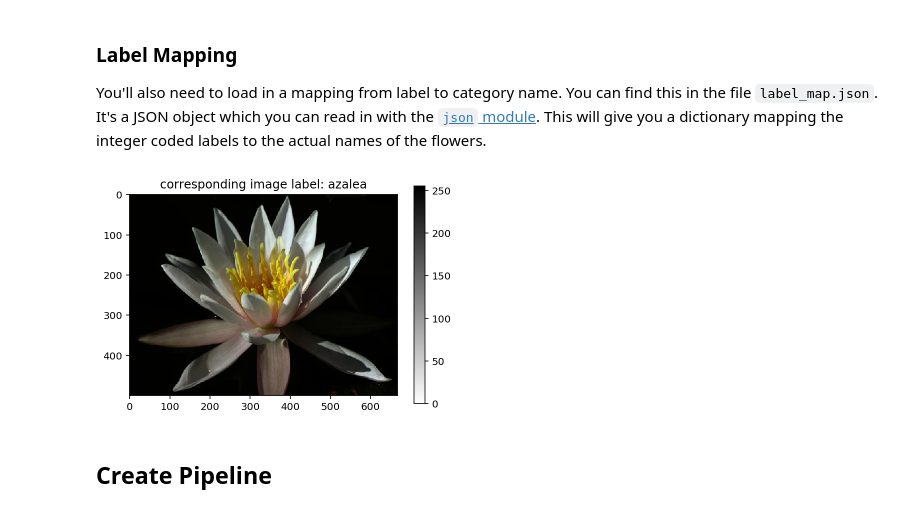
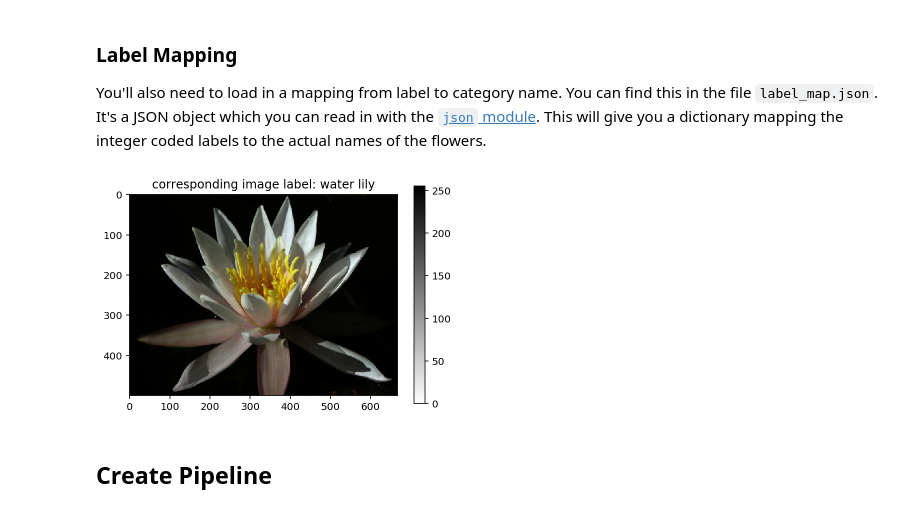
Before and after one commit to pravesh-bawangade/Udacity-Intro-to-ML, a Jupyter notebook: Image-Classifier/Project_Image_Classifier_Project.ipynb, the cells around one changed output. Cells and saved outputs as stored; diff of their text form; code cells hidden in the pictures.

```diff
--- a/Image-Classifier/Project_Image_Classifier_Project.ipynb
+++ b/Image-Classifier/Project_Image_Classifier_Project.ipynb
@@ -165,15 +165,15 @@ with open('label_map.json', 'r') as f:
 # %%
 # TODO: Plot 1 image from the training set. Set the title
 # of the plot to the corresponding class name.
 
 plt.figure()
 plt.imshow(image, cmap=plt.cm.binary)
-plt.title('corresponding image label: {}'.format(class_names[str(label.numpy())]))
+plt.title('corresponding image label: {}'.format(class_names[str(label.numpy()+1)]))
 plt.colorbar()
 plt.grid(False)
 plt.show()
 # %% [output]
-[figure, old version]
+[figure, new version]
 # %% [markdown]
 ## Create Pipeline
 # %%
```
Also changed, not shown: parts of 10 cells of this notebook, 12 other files.
